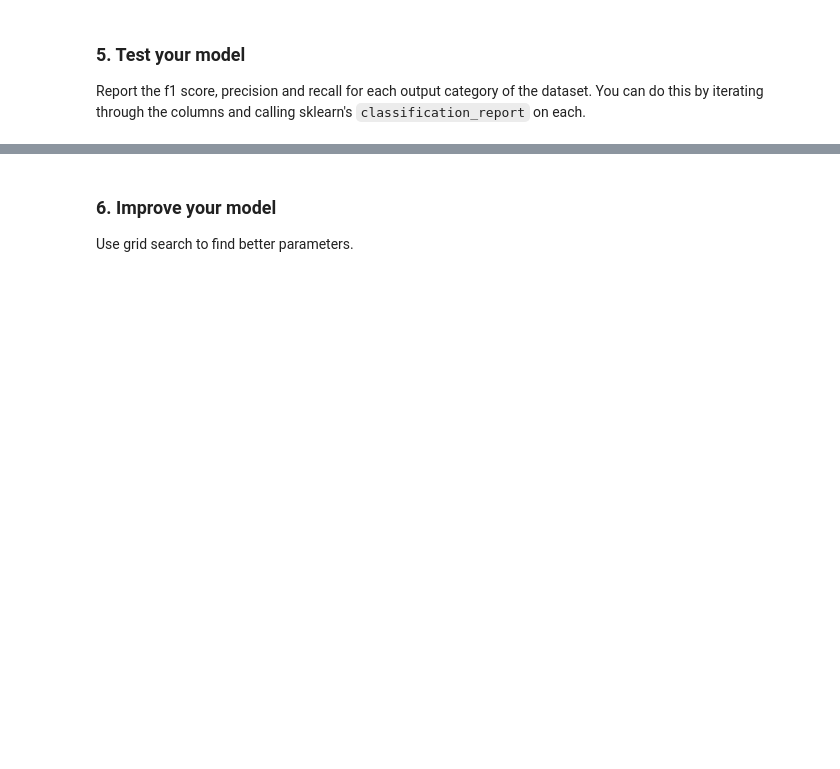
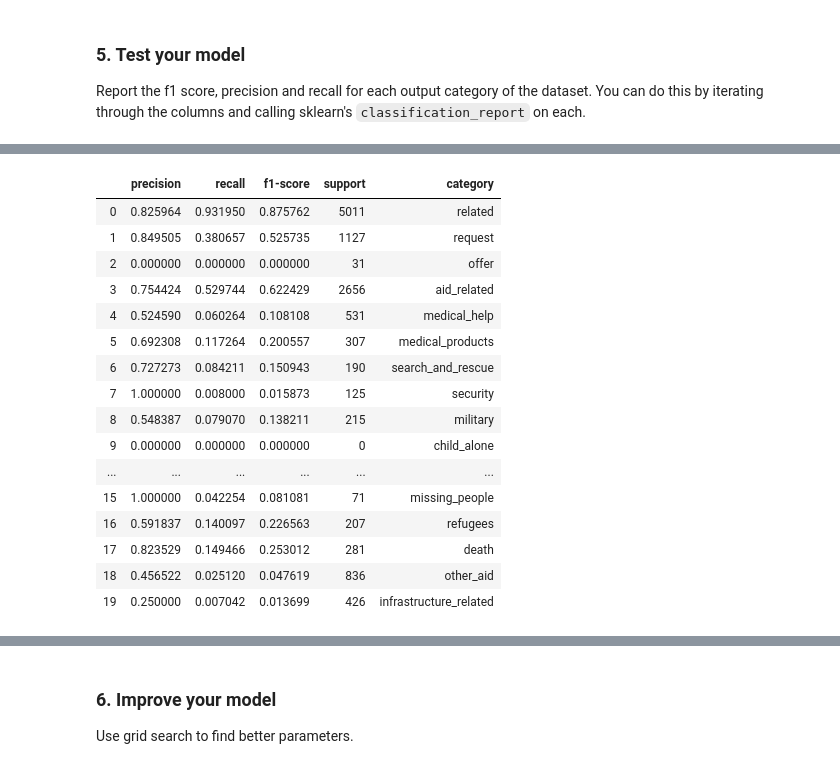
Before and after one commit to brunowdev/disaster-response, a Jupyter notebook: ML Pipeline Preparation.ipynb, the cells around one changed output, grey strips where cells are left out. Drawn from its saved outputs; the diff is of its cells as text; code cells hidden in the pictures; blank space fills up the shorter version.

```diff
--- a/ML Pipeline Preparation.ipynb
+++ b/ML Pipeline Preparation.ipynb
@@ -158,0 +204,21 @@ Report the f1 score, precision and recall for each output category of the datase
+# %%
+df_metrics = pd.DataFrame(list(map(map_with_key, labels)))
+df_metrics.head(20)
+# %% [output]
+|  | precision | recall | f1-score | support | category |
+| 0 | 0.825964 | 0.931950 | 0.875762 | 5011 | related |
+| 1 | 0.849505 | 0.380657 | 0.525735 | 1127 | request |
+| 2 | 0.000000 | 0.000000 | 0.000000 | 31 | offer |
+| 3 | 0.754424 | 0.529744 | 0.622429 | 2656 | aid_related |
+| 4 | 0.524590 | 0.060264 | 0.108108 | 531 | medical_help |
+| 5 | 0.692308 | 0.117264 | 0.200557 | 307 | medical_products |
+| 6 | 0.727273 | 0.084211 | 0.150943 | 190 | search_and_rescue |
+| 7 | 1.000000 | 0.008000 | 0.015873 | 125 | security |
+| 8 | 0.548387 | 0.079070 | 0.138211 | 215 | military |
+| 9 | 0.000000 | 0.000000 | 0.000000 | 0 | child_alone |
+| ... | ... | ... | ... | ... | ... |
+| 15 | 1.000000 | 0.042254 | 0.081081 | 71 | missing_people |
+| 16 | 0.591837 | 0.140097 | 0.226563 | 207 | refugees |
+| 17 | 0.823529 | 0.149466 | 0.253012 | 281 | death |
+| 18 | 0.456522 | 0.025120 | 0.047619 | 836 | other_aid |
+| 19 | 0.250000 | 0.007042 | 0.013699 | 426 | infrastructure_related |
```
Also changed, not shown: parts of 6 cells of this notebook.
